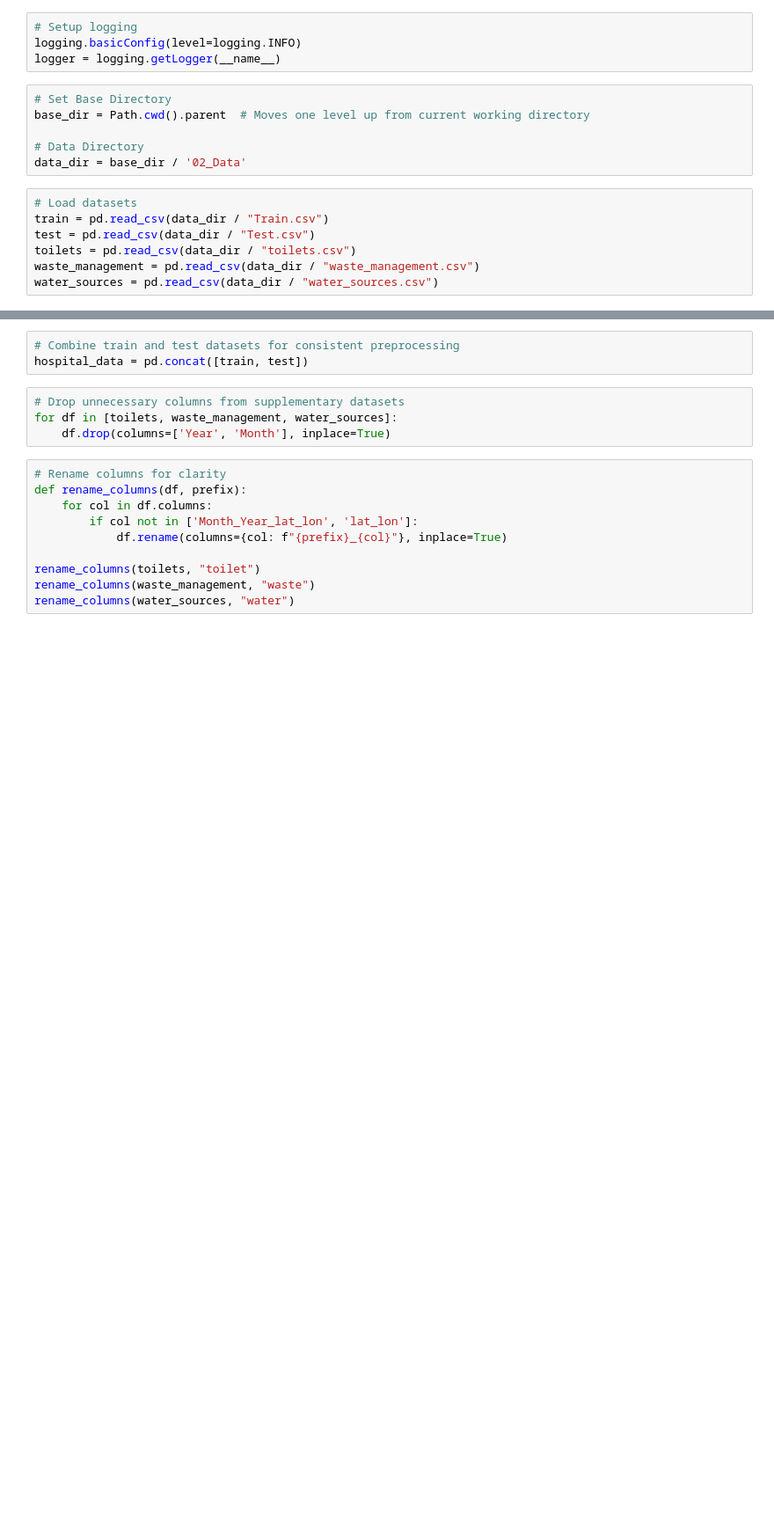
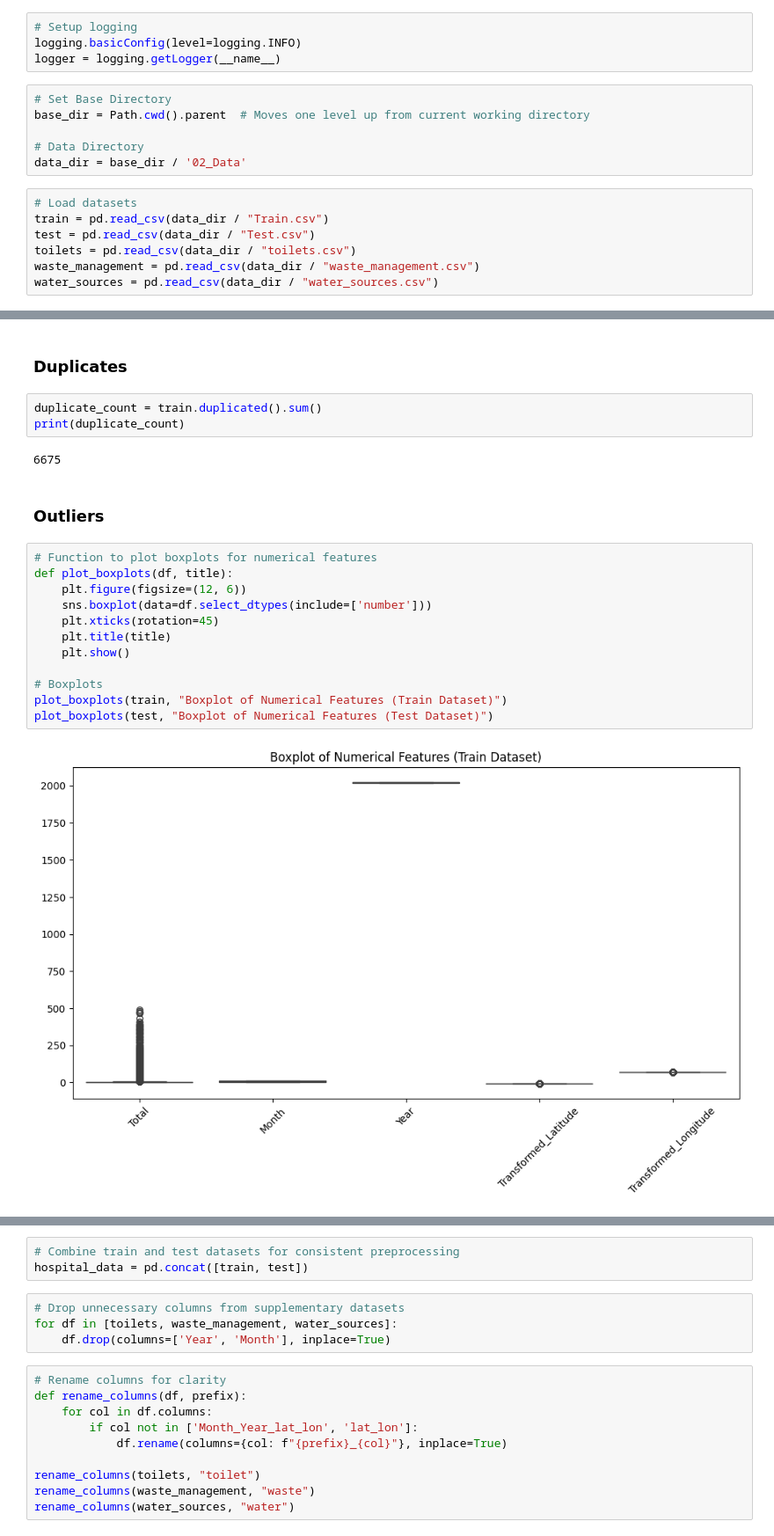
Before and after one commit to malambomutila/SUA-Outsmarting-Outbreaks-Challenge, a Jupyter notebook: 03_Scripts/Outsmart.ipynb, the cells around one changed output, grey strips where cells are left out. Shown at 88% size. Saved outputs shown, nothing was run; the diff lists cells and outputs as text; blank space fills up the shorter version.

Commit message:
Outliers

```diff
--- a/03_Scripts/Outsmart.ipynb
+++ b/03_Scripts/Outsmart.ipynb
@@ -34,0 +114,23 @@ water_sources = pd.read_csv(data_dir / "water_sources.csv")
+# %% [markdown]
+### Duplicates
+# %%
+duplicate_count = train.duplicated().sum()
+print(duplicate_count)
+# %% [output]
+6675
+# %% [markdown]
+### Outliers
+# %%
+# Function to plot boxplots for numerical features
+def plot_boxplots(df, title):
+    plt.figure(figsize=(12, 6))
+    sns.boxplot(data=df.select_dtypes(include=['number']))
+    plt.xticks(rotation=45)
+    plt.title(title)
+    plt.show()
+
+# Boxplots
+plot_boxplots(train, "Boxplot of Numerical Features (Train Dataset)")
+plot_boxplots(test, "Boxplot of Numerical Features (Test Dataset)")
+# %% [output]
+[figure, added]
```
Also changed, not shown: parts of 59 cells of this notebook, 3 other files.
